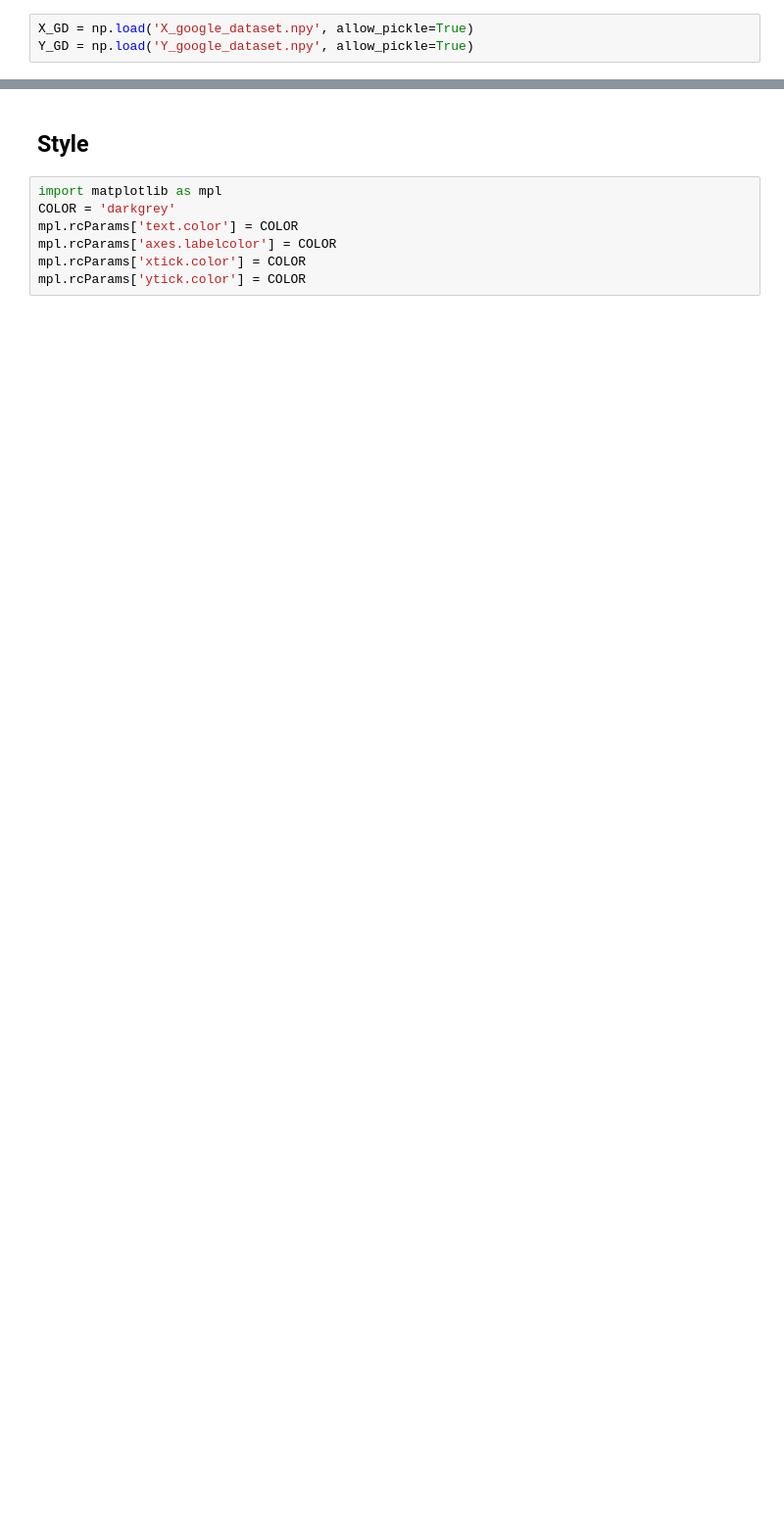
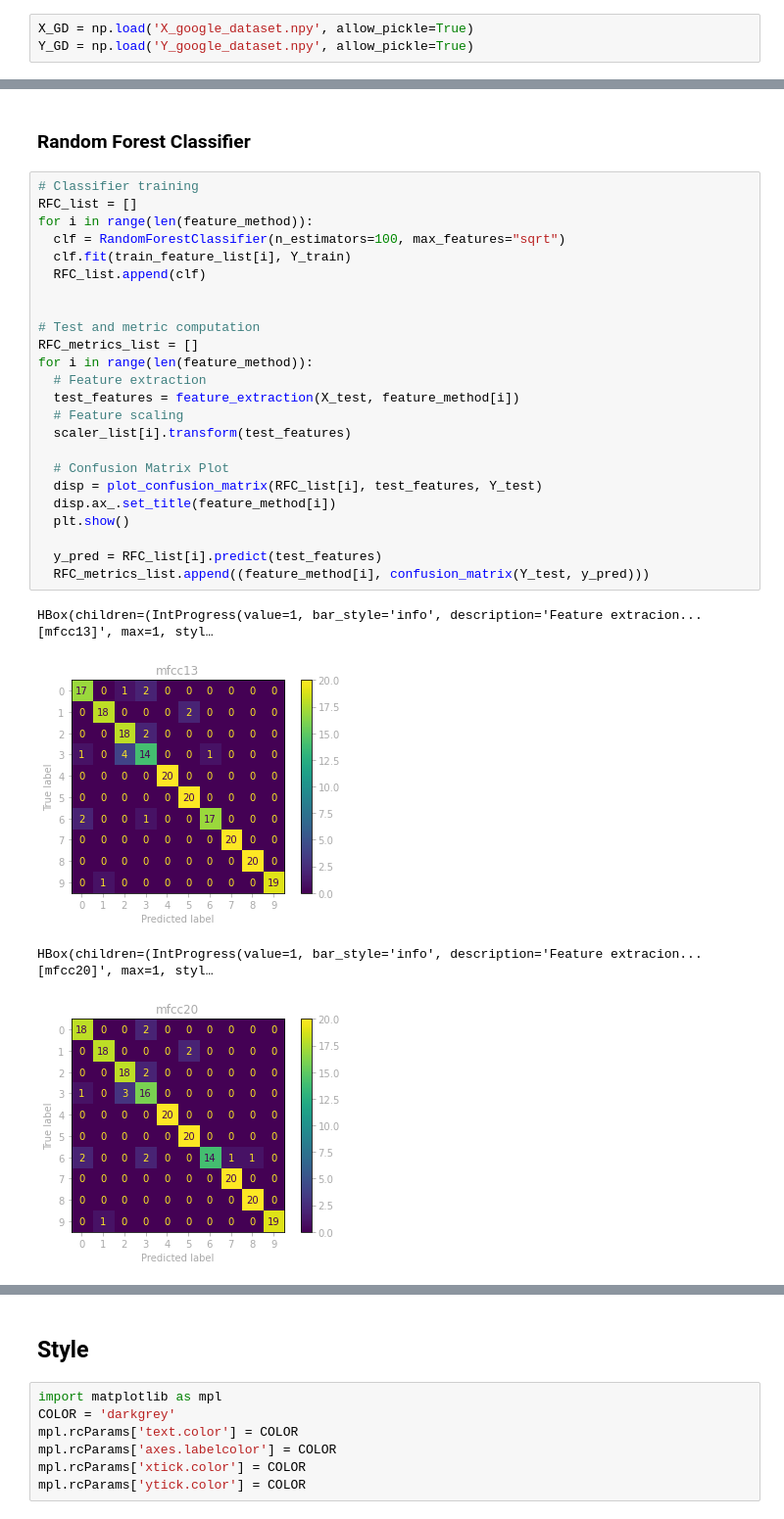
Before and after one commit to andreaco/SpokenDigitClassification, a Jupyter notebook: SpokenDigitClassification.ipynb, the cells around one changed output, grey strips where cells are left out. Shown at 98% size. Drawn from its saved outputs; the diff is of its cells as text; blank space fills up the shorter version.

```diff
--- a/SpokenDigitClassification.ipynb
+++ b/SpokenDigitClassification.ipynb
@@ -262,0 +380,31 @@ Speaker: ['yweweler' 'yweweler' 'nicolas' 'yweweler' 'yweweler' 'jackson' 'nicol
+# %% [markdown]
+### Random Forest Classifier
+# %%
+# Classifier training
+RFC_list = []
+for i in range(len(feature_method)):
+  clf = RandomForestClassifier(n_estimators=100, max_features="sqrt")
+  clf.fit(train_feature_list[i], Y_train)
+  RFC_list.append(clf)
+
+
+# Test and metric computation
+RFC_metrics_list = []
+for i in range(len(feature_method)):
+  # Feature extraction
+  test_features = feature_extraction(X_test, feature_method[i])
+  # Feature scaling
+  scaler_list[i].transform(test_features)
+
+  # Confusion Matrix Plot
+  disp = plot_confusion_matrix(RFC_list[i], test_features, Y_test)
+  disp.ax_.set_title(feature_method[i])
+  plt.show()
+
+  y_pred = RFC_list[i].predict(test_features)
+  RFC_metrics_list.append((feature_method[i], confusion_matrix(Y_test, y_pred)))
+# %% [output]
+HBox(children=(IntProgress(value=1, bar_style='info', description='Feature extracion... [mfcc13]', max=1, styl…
+[figure, added]
+HBox(children=(IntProgress(value=1, bar_style='info', description='Feature extracion... [mfcc20]', max=1, styl…
+[figure, added]
```
Also changed, not shown: parts of 56 cells of this notebook.
